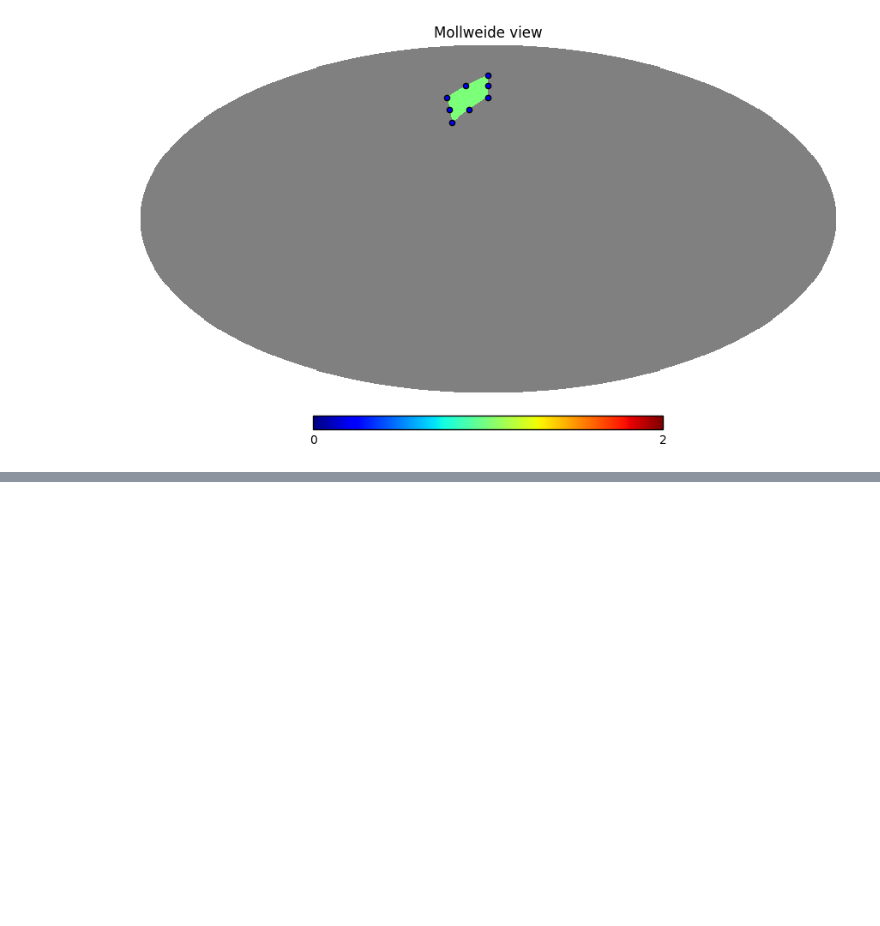
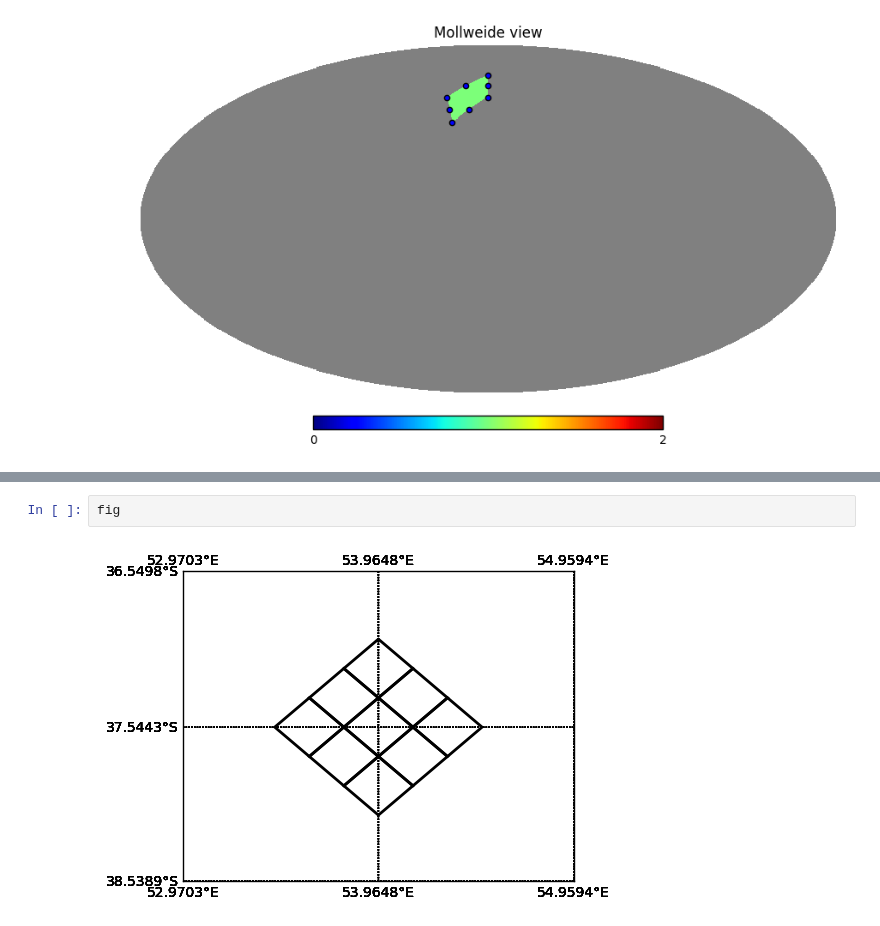
Before and after one commit to LSSTDESC/OpSimSummary, a Jupyter notebook: example/Demo_Healpix_Boundaries.ipynb, the cells around one changed output, grey strips where cells are left out. Cells and saved outputs as stored; diff of their text form; blank space fills up the shorter version.

```diff
--- a/example/Demo_Healpix_Boundaries.ipynb
+++ b/example/Demo_Healpix_Boundaries.ipynb
@@ -20,0 +74,4 @@ hp.projscatter(lat, lon)
+# %%
+fig
+# %% [output]
+[figure, added]
```
Also changed, not shown: parts of 15 cells of this notebook.
